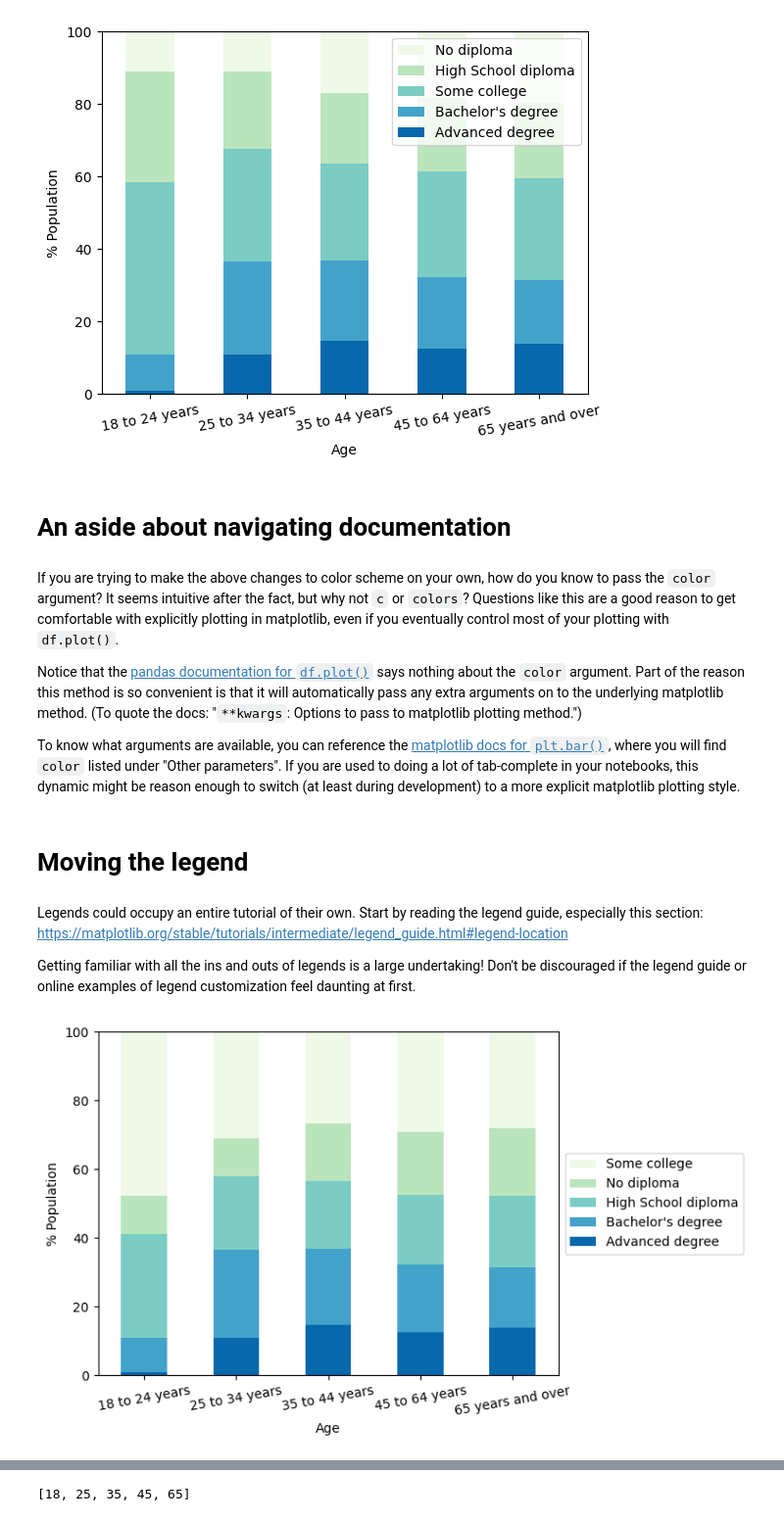
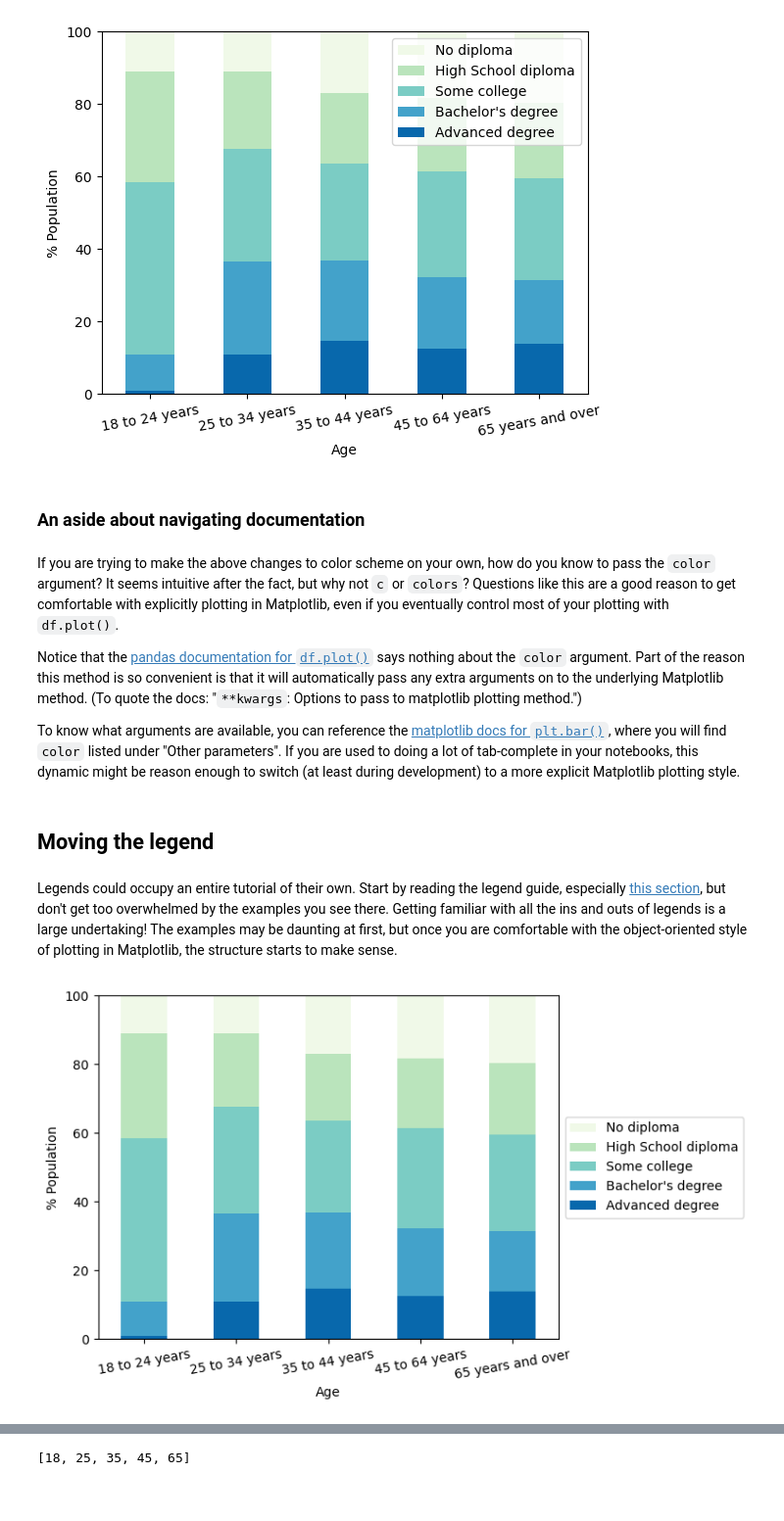
Before and after one commit to melanieveale/odsc-east-2023-python-plots-plus, a Jupyter notebook: Part-2-Education-Vs-Age.ipynb, the cells around one changed output, grey strips where cells are left out. Shown: that part at 98% size. Cells and saved outputs as stored; diff of their text form; code cells hidden in the pictures; blank space fills up the shorter version.

```diff
--- a/Part-2-Education-Vs-Age.ipynb
+++ b/Part-2-Education-Vs-Age.ipynb
@@ -107,18 +110,18 @@ df2.plot(
 # %% [output]
 [figure]
 # %% [markdown]
-# An aside about navigating documentation
+### An aside about navigating documentation
 # %% [markdown]
 If you are trying to make the above changes to color scheme on your own,
 how do you know to pass the `color` argument?
 It seems intuitive after the fact, but why not `c` or `colors`?
-Questions like this are a good reason to get comfortable with explicitly plotting in matplotlib,
+Questions like this are a good reason to get comfortable with explicitly plotting in Matplotlib,
 even if you eventually control most of your plotting with `df.plot()`.
 
 Notice that the
 [pandas documentation for `df.plot()`](https://pandas.pydata.org/docs/reference/api/pandas.DataFrame.plot.html)
 says nothing about the `color` argument.
-Part of the reason this method is so convenient is that it will automatically pass any extra arguments on to the underlying matplotlib method.
+Part of the reason this method is so convenient is that it will automatically pass any extra arguments on to the underlying Matplotlib method.
 (To quote the docs: "`**kwargs`: Options to pass to matplotlib plotting method.")
 
 To know what arguments are available, you can reference the
@@ -126,40 +129,42 @@ To know what arguments are available, you can reference the
 where you will find `color` listed under "Other parameters".
 If you are used to doing a lot of tab-complete in your notebooks,
 this dynamic might be reason enough to switch (at least during development)
-to a more explicit matplotlib plotting style.
+to a more explicit Matplotlib plotting style.
 # %% [markdown]
-# Moving the legend
+## Moving the legend
 # %% [markdown]
 Legends could occupy an entire tutorial of their own.
-Start by reading the legend guide, especially this section:
-https://matplotlib.org/stable/tutorials/intermediate/legend_guide.html#legend-location
-
+Start by reading the legend guide, especially
+[this section](https://matplotlib.org/stable/tutorials/intermediate/legend_guide.html#legend-location),
+but don't get too overwhelmed by the examples you see there.
 Getting familiar with all the ins and outs of legends is a large undertaking!
-Don't be discouraged if the legend guide or online examples of legend customization feel daunting at first.
+The examples may be daunting at first,
+but once you are comfortable with the object-oriented style of plotting in Matplotlib,
+the structure starts to make sense.
 # %%
-ax = df.plot(
+ax = df2.plot(
     kind = 'bar', stacked = True, rot = 10, ylim=(0,100),
     xlabel = 'Age', ylabel = '% Population',
     color = my_colors,
     legend = 'reverse'
 )
 
 handles, labels = ax.get_legend_handles_labels()
 
 ## Let's try out a basic shift of the legend location first
 #ax.legend(loc = 'upper left');
 
 ## That's no good - it undid our label reversal! This is where our handles, labels come in.
 #print(f"What is inside the 'handles' and 'labels' anyway?\nHandles: {handles}\nLabels: {labels}")
 #ax.legend(reversed(handles), reversed(labels), loc = 'upper left');
 
 ## It would be even better to put the legend outside the axis.
 ## Experiment with the bbox_to_anchor and loc arguments to understand how they work together.
 #ax.legend(reversed(handles), reversed(labels), bbox_to_anchor = (0., 0., 1., 1.), loc = 'upper left');
 #ax.legend(reversed(handles), reversed(labels), bbox_to_anchor = (0., 0.), loc = 'upper left');
 #ax.legend(reversed(handles), reversed(labels), bbox_to_anchor = (1., 1.), loc = 'upper left');
 #ax.legend(reversed(handles), reversed(labels), bbox_to_anchor = (1., 0.5), loc = 'upper left');
 ax.legend(reversed(handles), reversed(labels), bbox_to_anchor = (1., 0.5), loc = 'center left');
 # %% [output]
-[figure, old version]
+[figure, new version]
 # %% [markdown]
```
Also changed, not shown: parts of 16 cells of this notebook, 4 other files.
